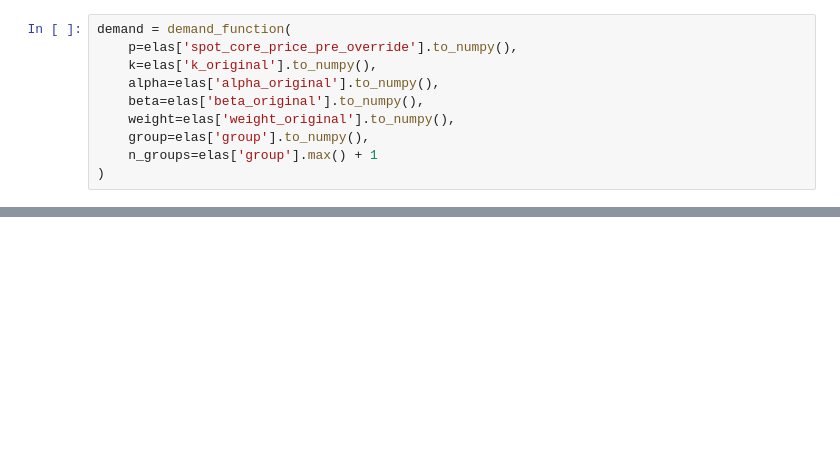
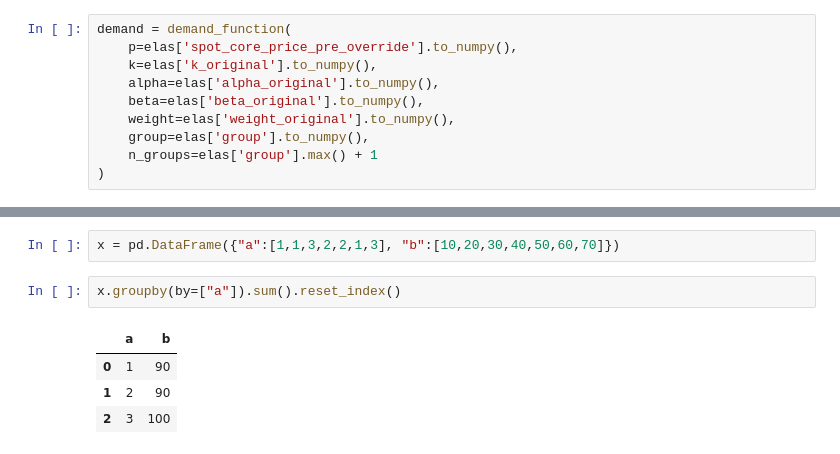
Before and after one commit to funktor/stokastik, a Jupyter notebook: spot_algo.ipynb, the cells around one changed output, grey strips where cells are left out. Saved outputs shown, nothing was run; the diff lists cells and outputs as text; blank space fills up the shorter version.

```diff
--- a/spot_algo.ipynb
+++ b/spot_algo.ipynb
@@ -543,0 +558,9 @@ AssertionError:
+# %%
+x = pd.DataFrame({"a":[1,1,3,2,2,1,3], "b":[10,20,30,40,50,60,70]})
+# %%
+x.groupby(by=["a"]).sum().reset_index()
+# %% [output]
+|  | a | b |
+| 0 | 1 | 90 |
+| 1 | 2 | 90 |
+| 2 | 3 | 100 |
```
Also changed, not shown: parts of 15 cells of this notebook.
